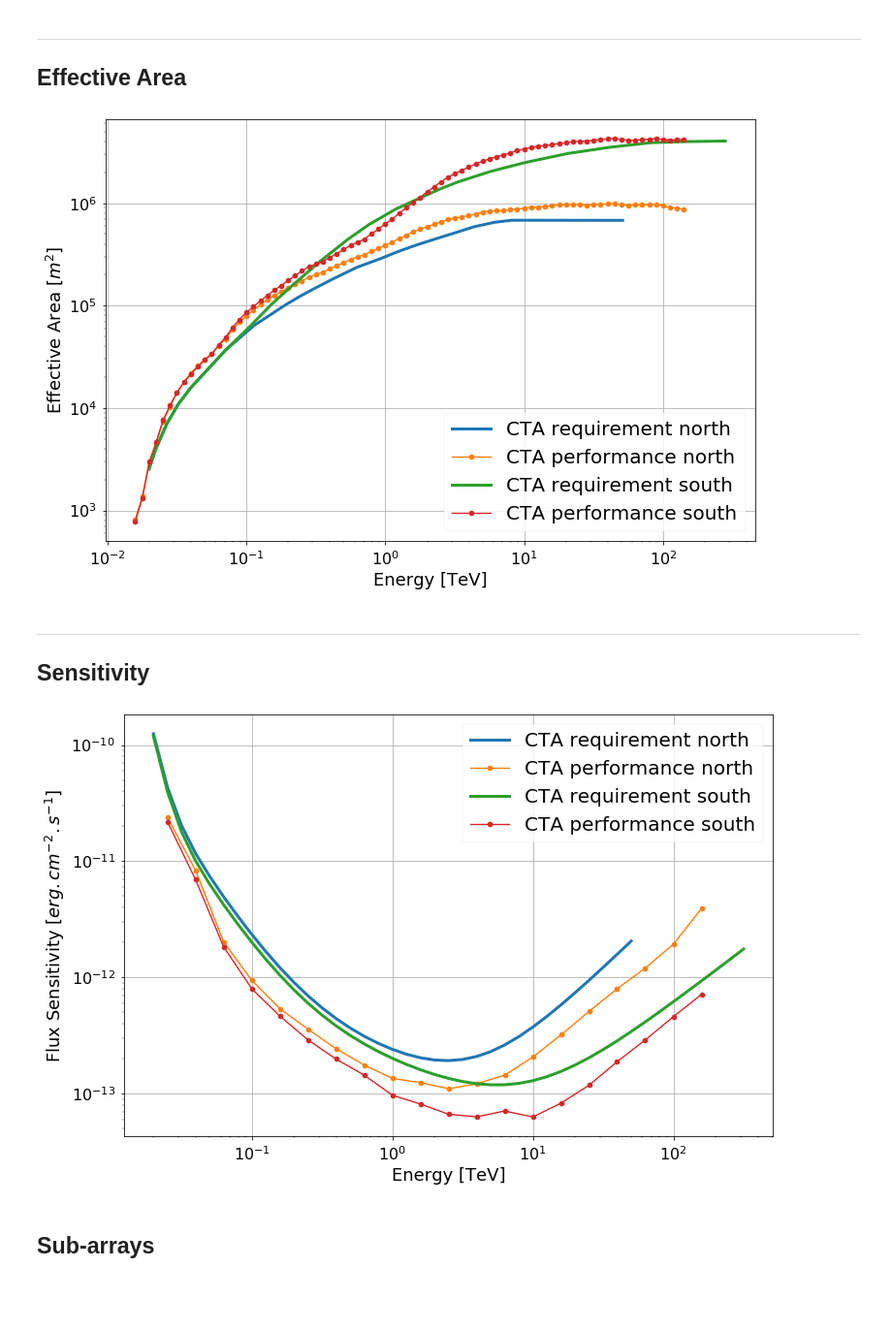
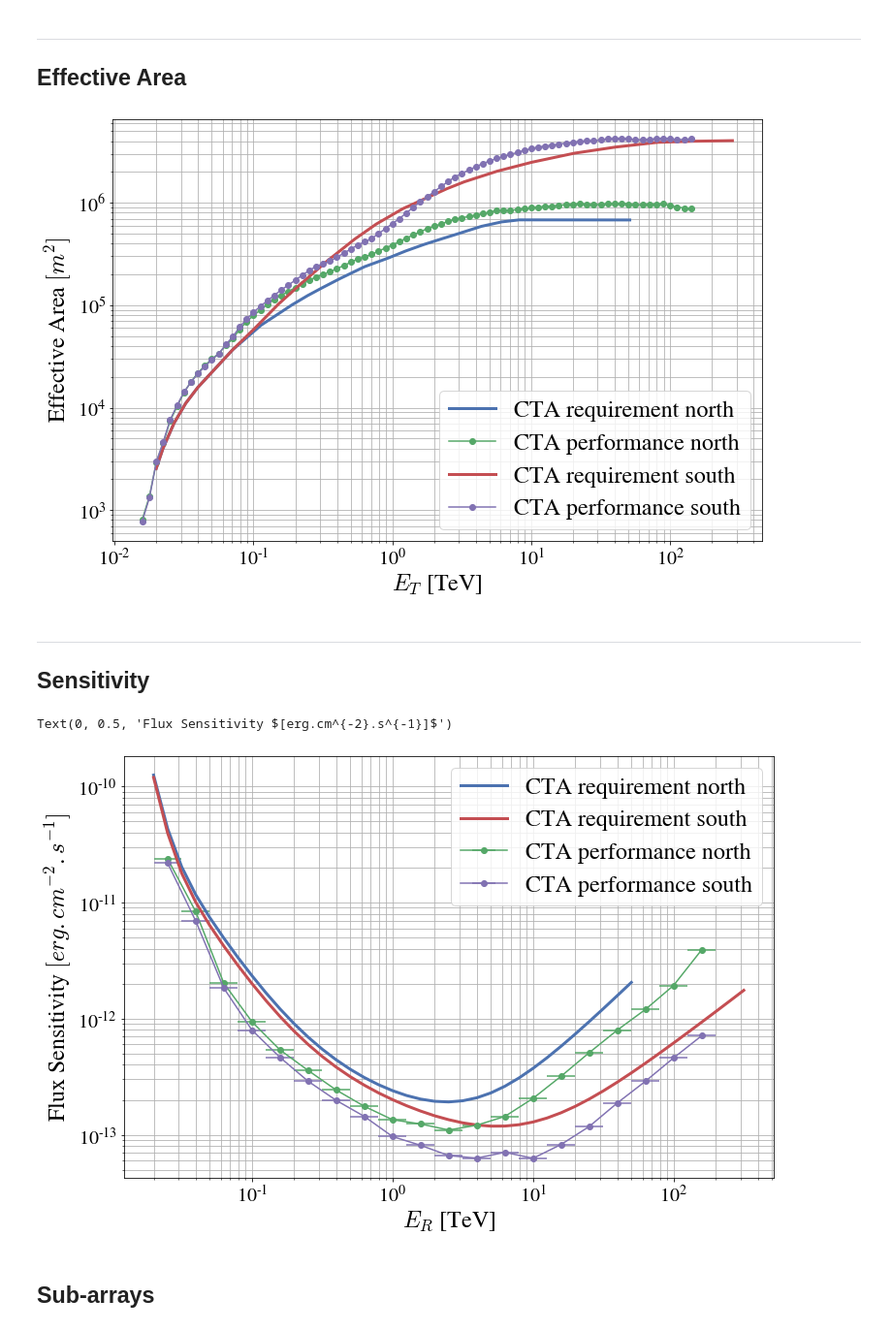
Before and after one commit to cta-observatory/ctaplot, a Jupyter notebook: examples/notebooks/plot_cta_irf.ipynb, the cells around one changed output. Shown at 97% size. Cells and saved outputs as stored; diff of their text form; code cells hidden in the pictures; blank space fills up the shorter version.

```diff
--- a/examples/notebooks/plot_cta_irf.ipynb
+++ b/examples/notebooks/plot_cta_irf.ipynb
@@ -4,14 +4,13 @@
 CTA performances are up-to-date and public and can be found on the [cta-observatory website](https://www.cta-observatory.org/science/cta-performance/)
 # %%
 import ctaplot
-from ctaplot.dataset import get
+from ctaplot.io.dataset import get
 import numpy as np
 import matplotlib.pyplot as plt
-import matplotlib
 
 %matplotlib inline
-font = {'size'   : 20}
-matplotlib.rc('font', **font)
+
+ctaplot.set_style()
 # %% [markdown]
 ----
 ## Angular resolution
@@ -47,24 +42,21 @@ ax = ctaplot.plot_effective_area_cta_requirement('north', ax=ax, linewidth=3)
 ax = ctaplot.plot_effective_area_cta_performance('north', ax=ax, marker='o')
 ax = ctaplot.plot_effective_area_cta_requirement('south', ax=ax,  linewidth=3)
 ax = ctaplot.plot_effective_area_cta_performance('south', ax=ax, marker='o')
-ax.grid()
-plt.legend(prop = font);
 # %% [output]
-[figure, old version]
+[figure, new version]
 # %% [markdown]
 ----
 ## Sensitivity
 # %%
 fig, ax = plt.subplots(figsize=(12,8))
 ax = ctaplot.plot_sensitivity_cta_requirement('north', ax=ax, linewidth=3)
 ax = ctaplot.plot_sensitivity_cta_performance('north', ax=ax, marker='o')
 ax = ctaplot.plot_sensitivity_cta_requirement('south', ax=ax,  linewidth=3)
 ax = ctaplot.plot_sensitivity_cta_performance('south', ax=ax, marker='o')
 ax.set_ylabel(r'Flux Sensitivity $[erg.cm^{-2}.s^{-1}]$')
-ax.grid()
-plt.legend(prop = font);
 # %% [output]
+Text(0, 0.5, 'Flux Sensitivity $[erg.cm^{-2}.s^{-1}]$')
-[figure, old version]
+[figure, new version]
 # %% [markdown]
 ## Sub-arrays
 # %%
```
Also changed, not shown: parts of 3 cells of this notebook, 1 other file.
